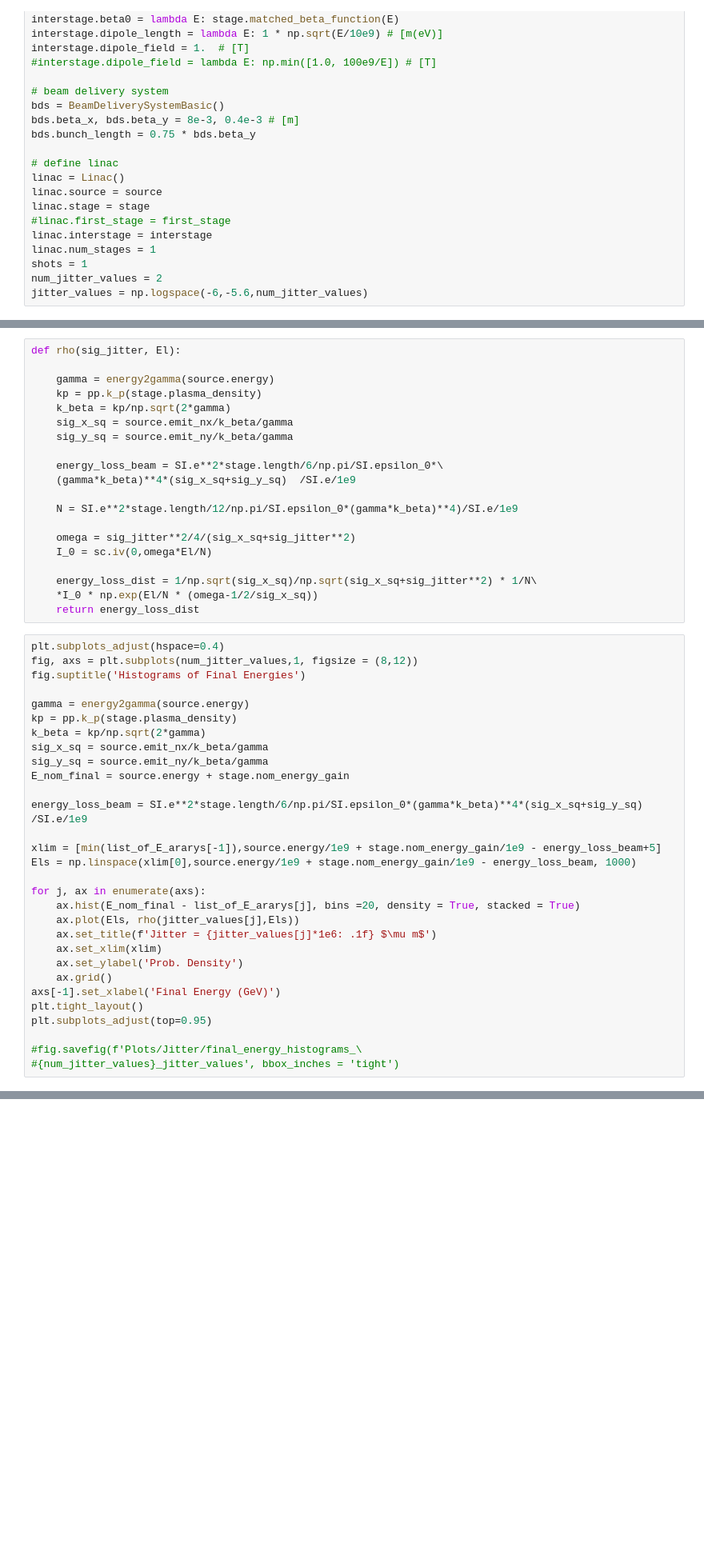
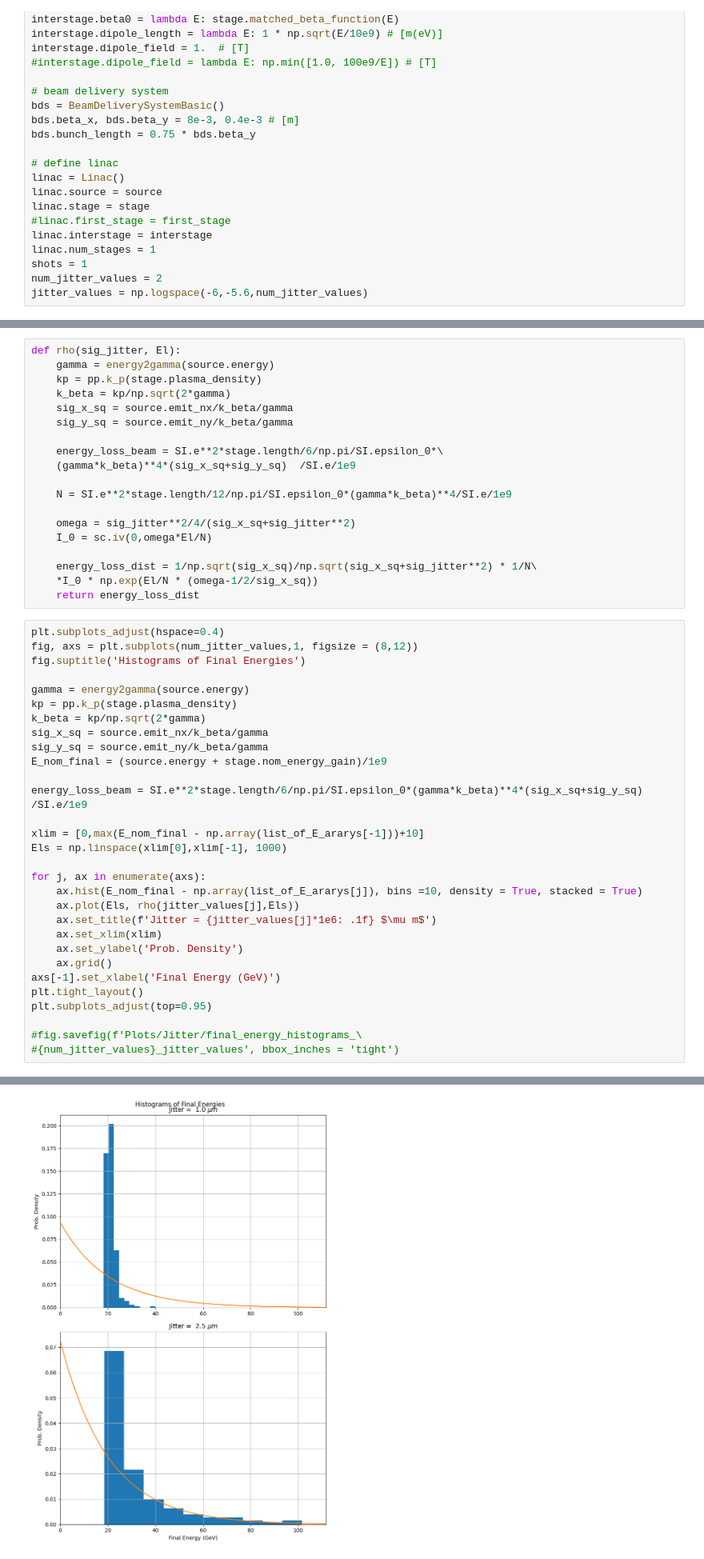
Before and after one commit to Knallvik/Master, a Jupyter notebook: ABEL_scripts/Scan_over_jitter.ipynb, the cells around one changed output, grey strips where cells are left out. Shown at 80% size. Drawn from its saved outputs; the diff is of its cells as text; blank space fills up the shorter version.

```diff
--- a/ABEL_scripts/Scan_over_jitter.ipynb
+++ b/ABEL_scripts/Scan_over_jitter.ipynb
@@ -131,6 +152,5 @@ for j in range(num_jitter_values):
 # %%
 def rho(sig_jitter, El):
-
     gamma = energy2gamma(source.energy)
     kp = pp.k_p(stage.plasma_density)
     k_beta = kp/np.sqrt(2*gamma)
@@ -140,7 +160,7 @@ def rho(sig_jitter, El):
     energy_loss_beam = SI.e**2*stage.length/6/np.pi/SI.epsilon_0*\
     (gamma*k_beta)**4*(sig_x_sq+sig_y_sq)  /SI.e/1e9
 
-    N = SI.e**2*stage.length/12/np.pi/SI.epsilon_0*(gamma*k_beta)**4)/SI.e/1e9
+    N = SI.e**2*stage.length/12/np.pi/SI.epsilon_0*(gamma*k_beta)**4/SI.e/1e9
 
     omega = sig_jitter**2/4/(sig_x_sq+sig_jitter**2)
     I_0 = sc.iv(0,omega*El/N)
@@ -158,15 +178,15 @@ kp = pp.k_p(stage.plasma_density)
 k_beta = kp/np.sqrt(2*gamma)
 sig_x_sq = source.emit_nx/k_beta/gamma
 sig_y_sq = source.emit_ny/k_beta/gamma
-E_nom_final = source.energy + stage.nom_energy_gain
+E_nom_final = (source.energy + stage.nom_energy_gain)/1e9
 
 energy_loss_beam = SI.e**2*stage.length/6/np.pi/SI.epsilon_0*(gamma*k_beta)**4*(sig_x_sq+sig_y_sq)  /SI.e/1e9
 
-xlim = [min(list_of_E_ararys[-1]),source.energy/1e9 + stage.nom_energy_gain/1e9 - energy_loss_beam+5]
-Els = np.linspace(xlim[0],source.energy/1e9 + stage.nom_energy_gain/1e9 - energy_loss_beam, 1000)
+xlim = [0,max(E_nom_final - np.array(list_of_E_ararys[-1]))+10]
+Els = np.linspace(xlim[0],xlim[-1], 1000)
 
 for j, ax in enumerate(axs):
-    ax.hist(E_nom_final - list_of_E_ararys[j], bins =20, density = True, stacked = True)
+    ax.hist(E_nom_final - np.array(list_of_E_ararys[j]), bins =10, density = True, stacked = True)
     ax.plot(Els, rho(jitter_values[j],Els))
     ax.set_title(f'Jitter = {jitter_values[j]*1e6: .1f} $\mu m$')
     ax.set_xlim(xlim)
@@ -178,3 +198,4 @@ plt.subplots_adjust(top=0.95)
 
 #fig.savefig(f'Plots/Jitter/final_energy_histograms_\
 #{num_jitter_values}_jitter_values', bbox_inches = 'tight')
+# %% [output]
@@ -180,0 +203 @@ plt.subplots_adjust(top=0.95)
+[figure, added]
```
Also changed, not shown: parts of 5 cells of this notebook.
